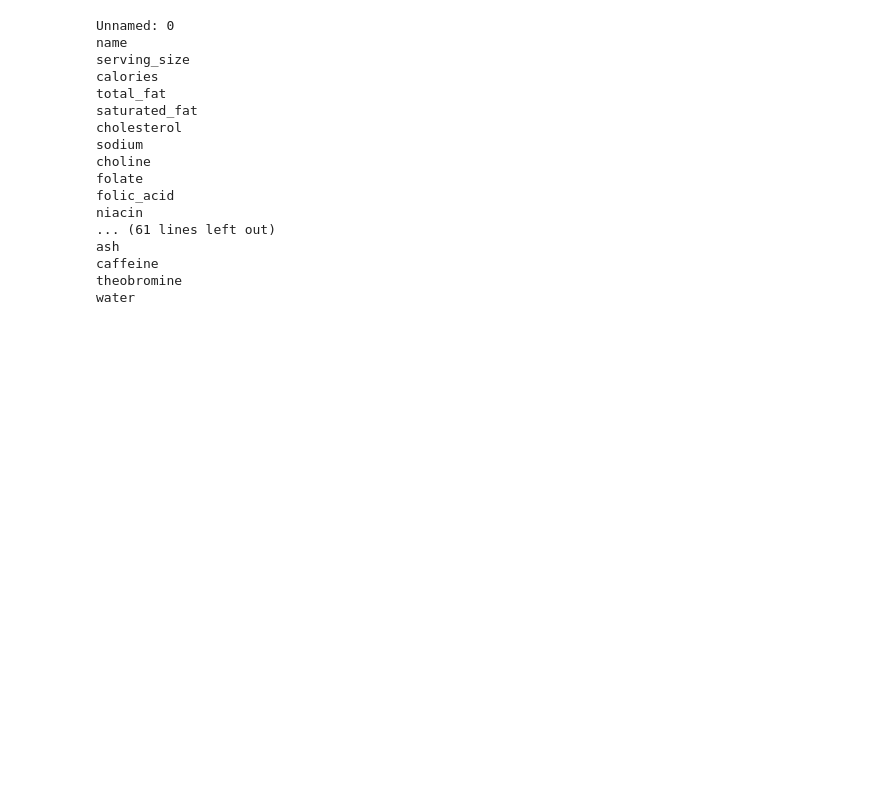
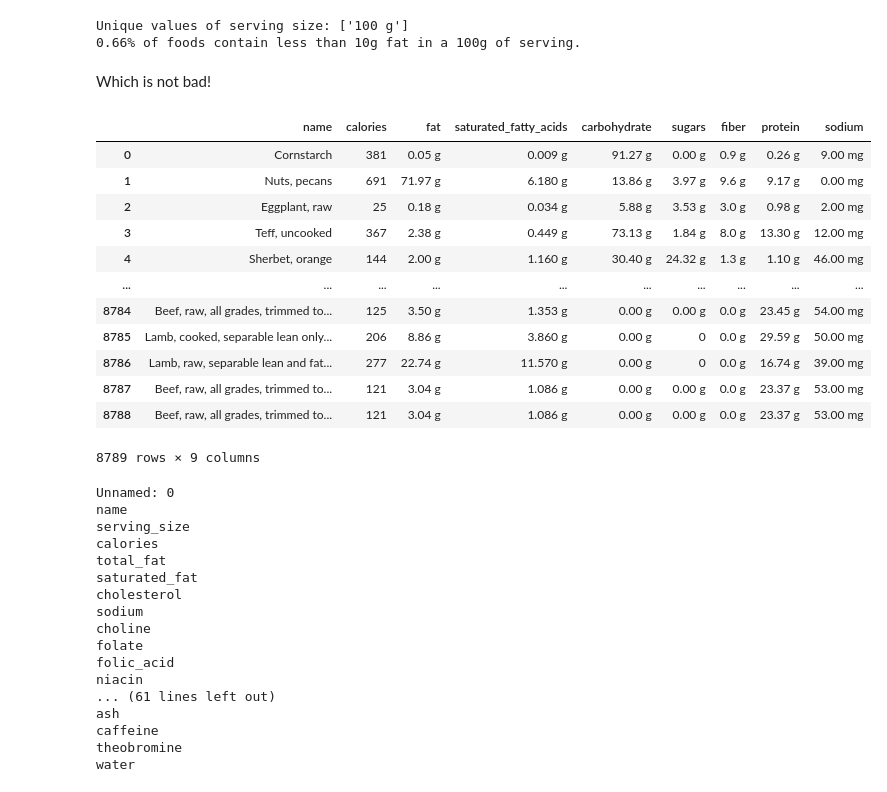
Before and after one commit to zalanfulop/eatclean, a Jupyter notebook: data_cleaning.ipynb, the cells around one changed output. Saved outputs shown, nothing was run; the diff lists cells and outputs as text; code cells hidden in the pictures; blank space fills up the shorter version.

```diff
--- a/data_cleaning.ipynb
+++ b/data_cleaning.ipynb
@@ -4,0 +23,4 @@ df = pd.read_excel("nutrition.xlsx")
+# %%
+# Get rid of the Unnamed column
+df = df.drop('Unnamed: 0', axis = 1)
+df.head(1)
@@ -5,5 +144,33 @@ df = pd.read_excel("nutrition.xlsx")
+# %%
+# We could use less bytes for those values for sure...
+# Make sure that every food item's 'serving_size' == 100 g
+print(f'Unique values of serving size: {df["serving_size"].unique()}')
+# Let us see what percentage of food items contain less than 10g fat in a 100g serving.
+th = 10
+print(f'{round((fat_s < th).sum() / fat_s.size, 2)}% of foods contain less than {th}g fat in a 100g of serving.')
+# %% [output]
+Unique values of serving size: ['100 g']
+0.66% of foods contain less than 10g fat in a 100g of serving.
+# %% [markdown]
+Which is not bad!
 # %%
 cols_to_keep = ['name', 'calories', 'fat', 'saturated_fatty_acids', 'carbohydrate', 'sugars', 'fiber', 'protein', 'sodium']
+# %%
+df[cols_to_keep]
+# %% [output]
+|  | name | calories | fat | saturated_fatty_acids | carbohydrate | sugars | fiber | protein | sodium |
+| 0 | Cornstarch | 381 | 0.05 g | 0.009 g | 91.27 g | 0.00 g | 0.9 g | 0.26 g | 9.00 mg |
+| 1 | Nuts, pecans | 691 | 71.97 g | 6.180 g | 13.86 g | 3.97 g | 9.6 g | 9.17 g | 0.00 mg |
+| 2 | Eggplant, raw | 25 | 0.18 g | 0.034 g | 5.88 g | 3.53 g | 3.0 g | 0.98 g | 2.00 mg |
+| 3 | Teff, uncooked | 367 | 2.38 g | 0.449 g | 73.13 g | 1.84 g | 8.0 g | 13.30 g | 12.00 mg |
+| 4 | Sherbet, orange | 144 | 2.00 g | 1.160 g | 30.40 g | 24.32 g | 1.3 g | 1.10 g | 46.00 mg |
+| ... | ... | ... | ... | ... | ... | ... | ... | ... | ... |
+| 8784 | Beef, raw, all grades, trimmed to... | 125 | 3.50 g | 1.353 g | 0.00 g | 0.00 g | 0.0 g | 23.45 g | 54.00 mg |
+| 8785 | Lamb, cooked, separable lean only... | 206 | 8.86 g | 3.860 g | 0.00 g | 0 | 0.0 g | 29.59 g | 50.00 mg |
+| 8786 | Lamb, raw, separable lean and fat... | 277 | 22.74 g | 11.570 g | 0.00 g | 0 | 0.0 g | 16.74 g | 39.00 mg |
+| 8787 | Beef, raw, all grades, trimmed to... | 121 | 3.04 g | 1.086 g | 0.00 g | 0.00 g | 0.0 g | 23.37 g | 53.00 mg |
+| 8788 | Beef, raw, all grades, trimmed to... | 121 | 3.04 g | 1.086 g | 0.00 g | 0.00 g | 0.0 g | 23.37 g | 53.00 mg |
+8789 rows × 9 columns
 # %%
 # Sodium makes up 40% of NaCl so multiplying the amount of Sodium by 2.5 will give the salt content in mg.
 # %%
```
Also changed, not shown: parts of 16 cells of this notebook, 5 other files.
